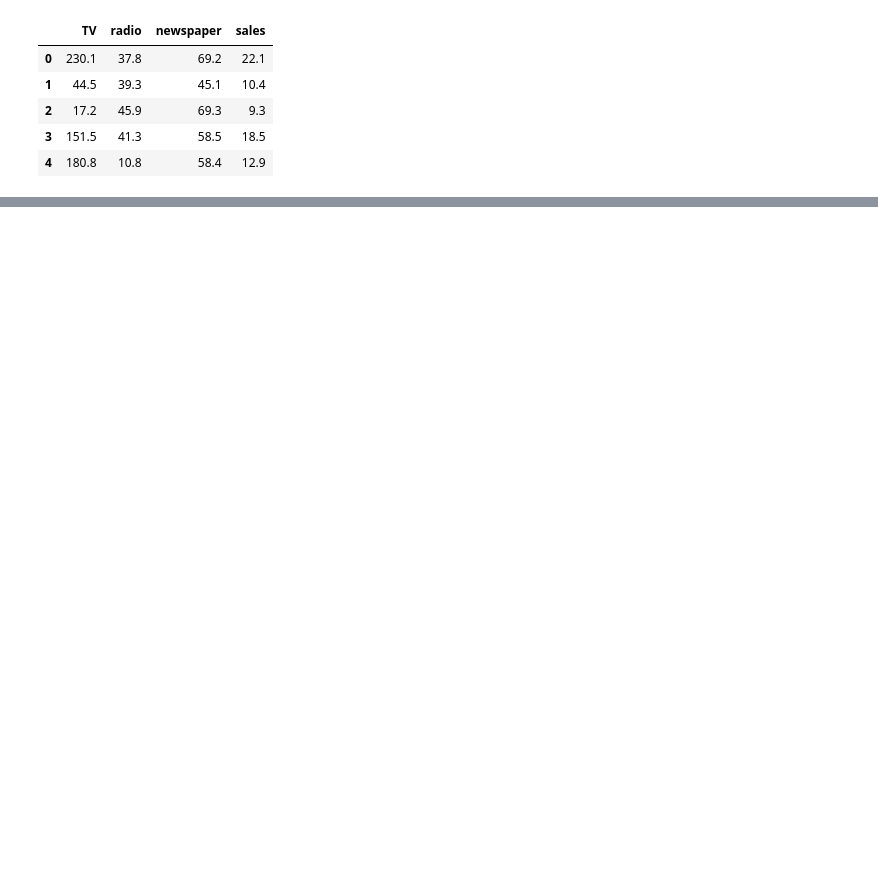
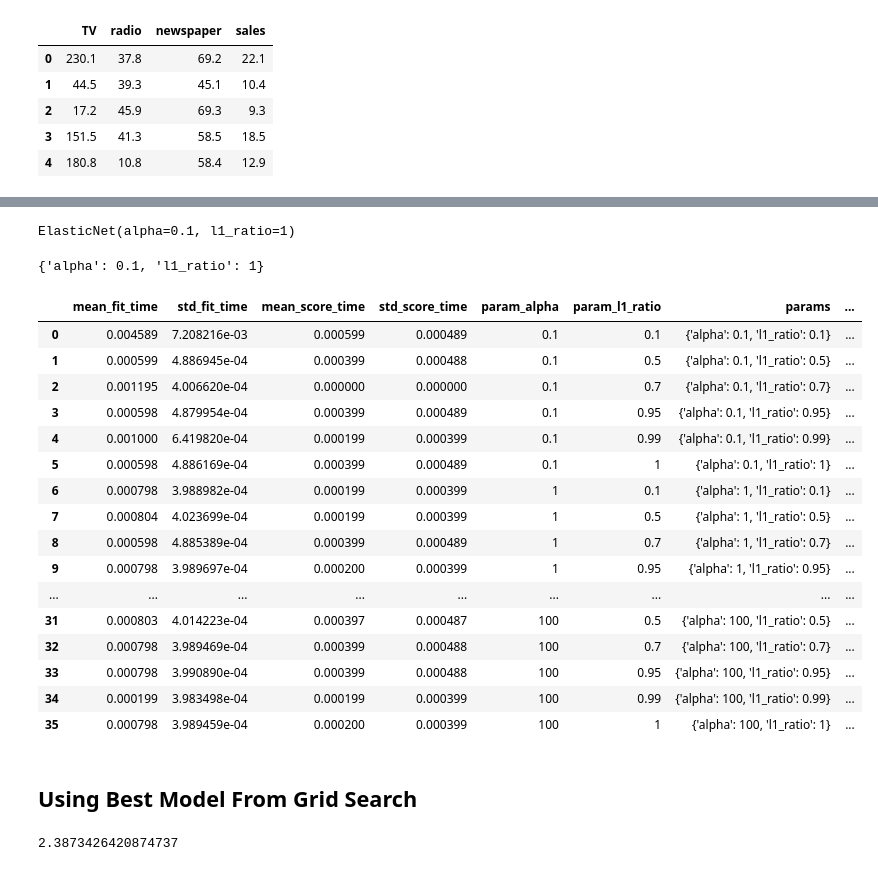
Before and after one commit to sadhiin/python-ML-DS-Masterclass-, a Jupyter notebook: 03-Cross Validation/02-Grid Search.ipynb, the cells around one changed output, grey strips where cells are left out. Cells and saved outputs as stored; diff of their text form; code cells hidden in the pictures; blank space fills up the shorter version.

```diff
--- a/03-Cross Validation/02-Grid Search.ipynb
+++ b/03-Cross Validation/02-Grid Search.ipynb
@@ -31,0 +57,2 @@ X_test = scaler.transform(X_test)
+# %%
+base_elasticNet_model = ElasticNet()
@@ -31,0 +69,3 @@ X_test = scaler.transform(X_test)
+# %%
+param_grid = {'alpha': [0.1, 1, 5, 10, 50, 100],
+              'l1_ratio': [0.1, 0.5, 0.7, 0.95, 0.99, 1]}
@@ -31,0 +74,9 @@ X_test = scaler.transform(X_test)
+# %%
+# verbose number a personal preference
+grid_model = GridSearchCV(estimator=base_elasticNet_model,
+                          param_grid=param_grid,
+                          scoring='neg_mean_squared_error',
+                          cv=5,
+                          verbose=2)
+# %%
+grid_model.fit(X_train,y_train)
@@ -31,0 +105,30 @@ X_test = scaler.transform(X_test)
+# %%
+grid_model.best_estimator_
+# %% [output]
+ElasticNet(alpha=0.1, l1_ratio=1)
+# %%
+grid_model.best_params_
+# %% [output]
+{'alpha': 0.1, 'l1_ratio': 1}
+# %%
+pd.DataFrame(grid_model.cv_results_)
+# %% [output]
+|  | mean_fit_time | std_fit_time | mean_score_time | std_score_time | param_alpha | param_l1_ratio | params | ... |
+| 0 | 0.004589 | 7.208216e-03 | 0.000599 | 0.000489 | 0.1 | 0.1 | {'alpha': 0.1, 'l1_ratio': 0.1} | ... |
+| 1 | 0.000599 | 4.886945e-04 | 0.000399 | 0.000488 | 0.1 | 0.5 | {'alpha': 0.1, 'l1_ratio': 0.5} | ... |
+| 2 | 0.001195 | 4.006620e-04 | 0.000000 | 0.000000 | 0.1 | 0.7 | {'alpha': 0.1, 'l1_ratio': 0.7} | ... |
+| 3 | 0.000598 | 4.879954e-04 | 0.000399 | 0.000489 | 0.1 | 0.95 | {'alpha': 0.1, 'l1_ratio': 0.95} | ... |
+| 4 | 0.001000 | 6.419820e-04 | 0.000199 | 0.000399 | 0.1 | 0.99 | {'alpha': 0.1, 'l1_ratio': 0.99} | ... |
+| 5 | 0.000598 | 4.886169e-04 | 0.000399 | 0.000489 | 0.1 | 1 | {'alpha': 0.1, 'l1_ratio': 1} | ... |
+| 6 | 0.000798 | 3.988982e-04 | 0.000199 | 0.000399 | 1 | 0.1 | {'alpha': 1, 'l1_ratio': 0.1} | ... |
+| 7 | 0.000804 | 4.023699e-04 | 0.000199 | 0.000399 | 1 | 0.5 | {'alpha': 1, 'l1_ratio': 0.5} | ... |
+| 8 | 0.000598 | 4.885389e-04 | 0.000399 | 0.000489 | 1 | 0.7 | {'alpha': 1, 'l1_ratio': 0.7} | ... |
+| 9 | 0.000798 | 3.989697e-04 | 0.000200 | 0.000399 | 1 | 0.95 | {'alpha': 1, 'l1_ratio': 0.95} | ... |
+| ... | ... | ... | ... | ... | ... | ... | ... | ... |
+| 31 | 0.000803 | 4.014223e-04 | 0.000397 | 0.000487 | 100 | 0.5 | {'alpha': 100, 'l1_ratio': 0.5} | ... |
+| 32 | 0.000798 | 3.989469e-04 | 0.000399 | 0.000488 | 100 | 0.7 | {'alpha': 100, 'l1_ratio': 0.7} | ... |
+| 33 | 0.000798 | 3.990890e-04 | 0.000399 | 0.000488 | 100 | 0.95 | {'alpha': 100, 'l1_ratio': 0.95} | ... |
+| 34 | 0.000199 | 3.983498e-04 | 0.000199 | 0.000399 | 100 | 0.99 | {'alpha': 100, 'l1_ratio': 0.99} | ... |
+| 35 | 0.000798 | 3.989459e-04 | 0.000200 | 0.000399 | 100 | 1 | {'alpha': 100, 'l1_ratio': 1} | ... |
+# %% [markdown]
+## Using Best Model From Grid Search
@@ -31,0 +139,4 @@ X_test = scaler.transform(X_test)
+# %%
+mean_squared_error(y_test,y_pred)
+# %% [output]
+2.3873426420874737
```
Also changed, not shown: parts of 9 cells of this notebook, 2 other files.
